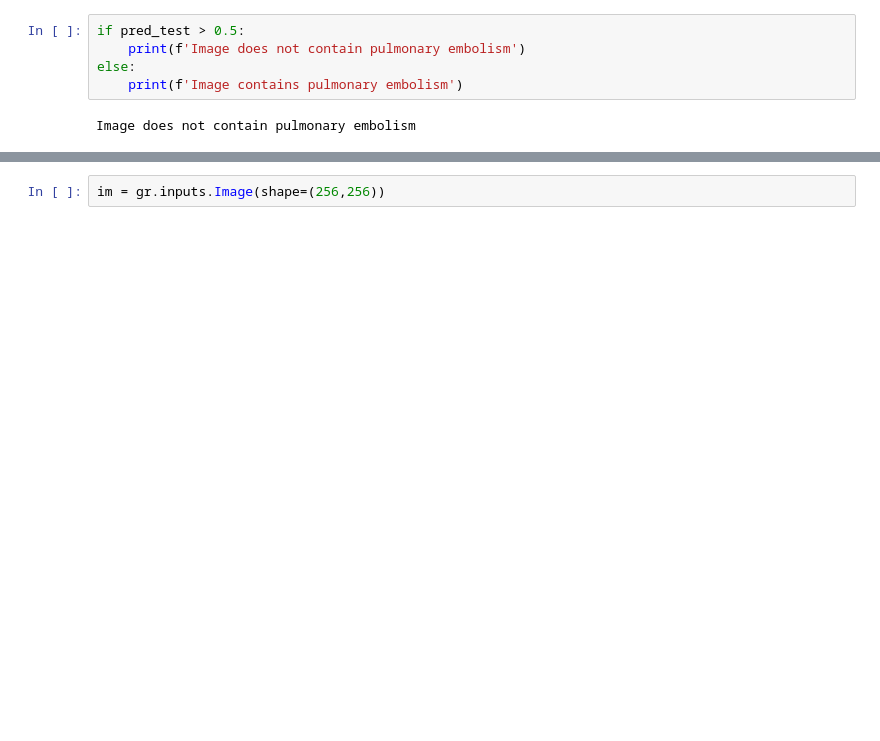
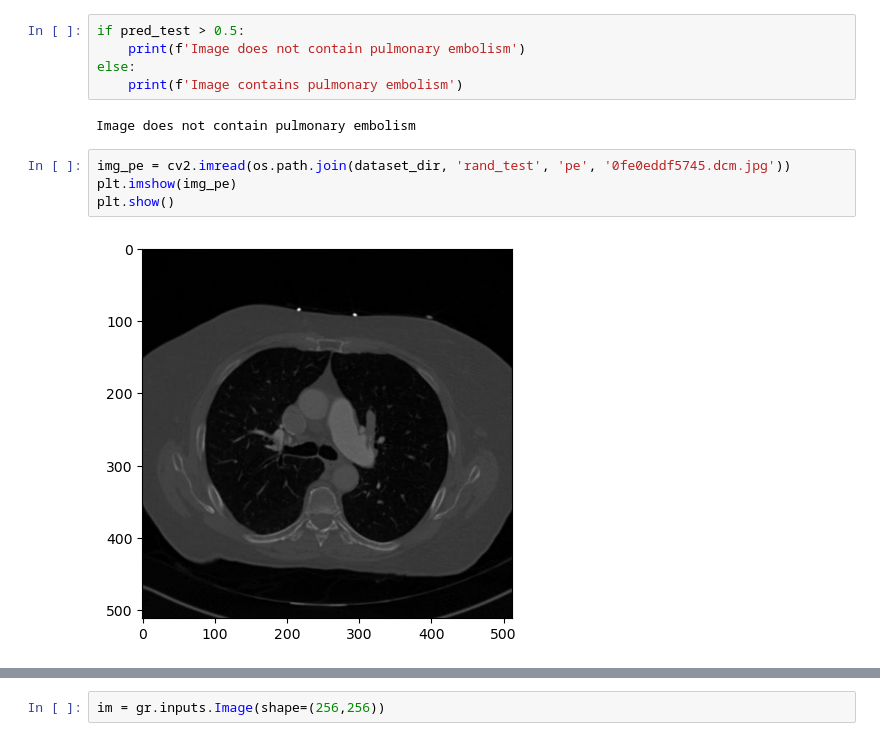
Before and after one commit to Caroline-Mwangi/Automate-PE-Detection-CNN, a Jupyter notebook: AUTOMATED PE DETECTION.ipynb, the cells around one changed output, grey strips where cells are left out. Cells and saved outputs as stored; diff of their text form; blank space fills up the shorter version.

```diff
--- a/AUTOMATED PE DETECTION.ipynb
+++ b/AUTOMATED PE DETECTION.ipynb
@@ -387,3 +387,9 @@ else:
     print(f'Image contains pulmonary embolism')
 # %% [output]
 Image does not contain pulmonary embolism
+# %%
+img_pe = cv2.imread(os.path.join(dataset_dir, 'rand_test', 'pe', '0fe0eddf5745.dcm.jpg'))
+plt.imshow(img_pe)
+plt.show()
+# %% [output]
+[figure, added]
```
Also changed, not shown: parts of 16 cells of this notebook.
